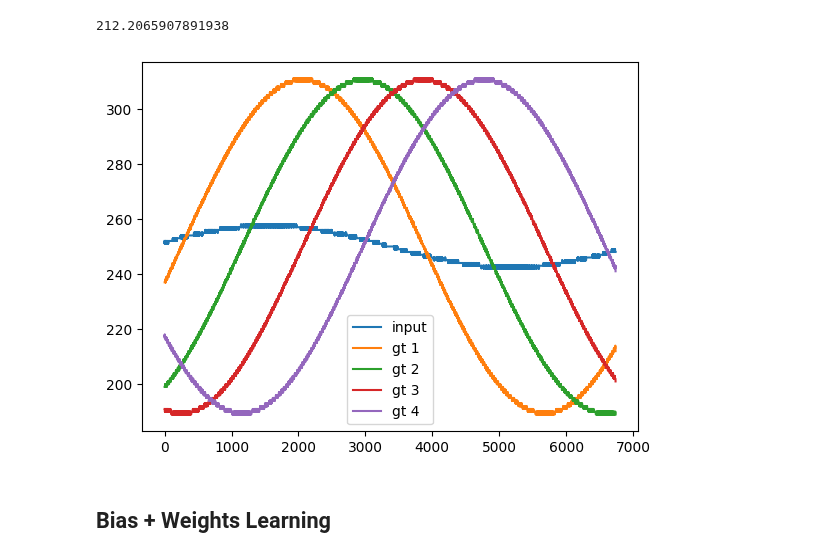
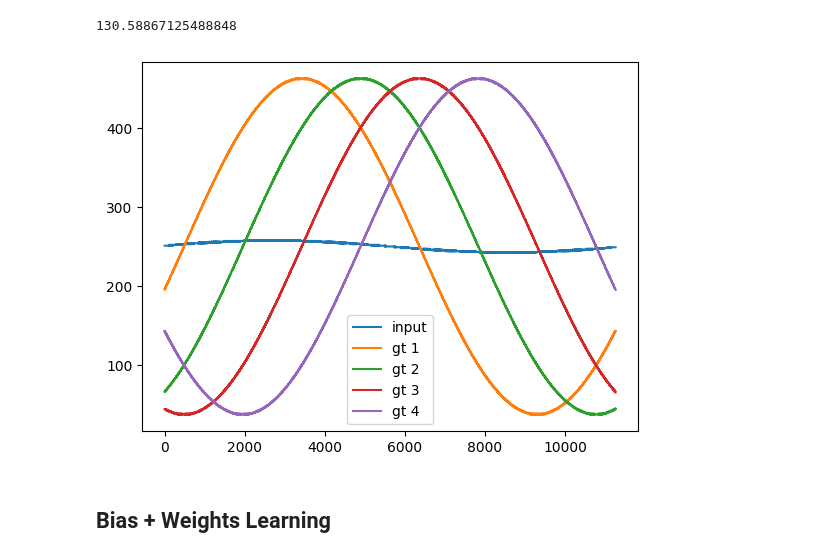
Before and after one commit to yakir4123/SNN-SCTN, a Jupyter notebook: notebooks/supervised_stdp_resonator.ipynb, the cells around one changed output. Drawn from its saved outputs; the diff is of its cells as text; code cells hidden in the pictures.

```diff
--- a/notebooks/supervised_stdp_resonator.ipynb
+++ b/notebooks/supervised_stdp_resonator.ipynb
@@ -12,7 +12,7 @@ from snn.resonator import test_resonator_on_chirp, freq_of_resonator, lp_by_lf
 
 
 
-def neuron_output(neuron, signal_freq, shift_degrees=0, phase_number=20):
+def neuron_output(neuron, signal_freq, shift_degrees=0, phase_number=10):
     y_events = neuron.out_spikes()
     samples_per_cycle =  clk_freq / signal_freq
     samples_per_degree = samples_per_cycle/360
@@ -69,18 +69,21 @@ def smooth(arr, size):
     return res
 
 clk_freq = 1536000
-freq0 = 212
+freq0 = 130
 lf = 4
+# freq0 = 104
+# lf = 5
 best_lp = lp_by_lf(lf, freq0, clk_freq)
 freq0 = freq_of_resonator(clk_freq, lf, best_lp)
+gain = 28
 
-duration = 25 / freq0
+duration = 15 / freq0
 x = np.linspace(0, duration, int(duration * clk_freq))
 t = x * 2 * np.pi * freq0
 sine_wave = np.sin(t)
 freq0
 # %% [output]
-212.2065907891938
+130.58867125488848
 # %%
 %matplotlib inline
 
@@ -99,37 +102,37 @@ resonator.input_full_data(sine_wave)
 
 resonator_input = neuron_output(resonator.neurons[0], freq0, shift_degrees=0)
 rresonator_input = events_to_spikes(resonator_input-resonator_input[0], run_window=spikes_window, spikes_arr_size=int(clk_freq/freq0)+1)
 
 ground_truth = []
 # phase_shifts = [22.5, 67.5, 112.5, 157.5]
-# phase_shifts = [22.5] + [45]*3
-phase_shifts = [25] + [45]*3
+phase_shifts = [22.5] + [45]*3
+# phase_shifts = [0] + [45]*3
 phase_shifts = np.cumsum(phase_shifts)
 for phase_shift in phase_shifts:
     phase_shift /= 360
     resonator.input_full_data(sine_wave[int((1-phase_shift)*wave_length):int((20-phase_shift)*wave_length)])
     resonator.log_out_spikes(-1)
     resonator.forget_logs()
 
-    resonator.input_full_data(8*sine_wave[int((1-phase_shift)*wave_length):])
+    resonator.input_full_data(gain*sine_wave[int((1-phase_shift)*wave_length):])
     ground_truth.append(neuron_output(resonator.neurons[0], freq0))
 
 gt1 = ground_truth[0]
 gt2 = ground_truth[1]
 gt3 = ground_truth[2]
 gt4 = ground_truth[3]
 rolling_gt = []
 plt.plot(rresonator_input, label=f'input')
 for i, gt in enumerate(ground_truth):
     rolling_gt.append(events_to_spikes(gt-resonator_input[0], run_window=spikes_window, spikes_arr_size=int(clk_freq/freq0)+1))
     plt.plot(rolling_gt[i], label=f'gt {i+1}')
 
 gt_wave_amplitudes = [(o.max(), o.min()) for o in rolling_gt]
 
 plt.legend()
 plt.show()
 # %% [output]
-[figure, old version]
+[figure, new version]
 # %%
 
 def simple_resonator(
```
Also changed, not shown: parts of 7 cells of this notebook, 4 other files.
